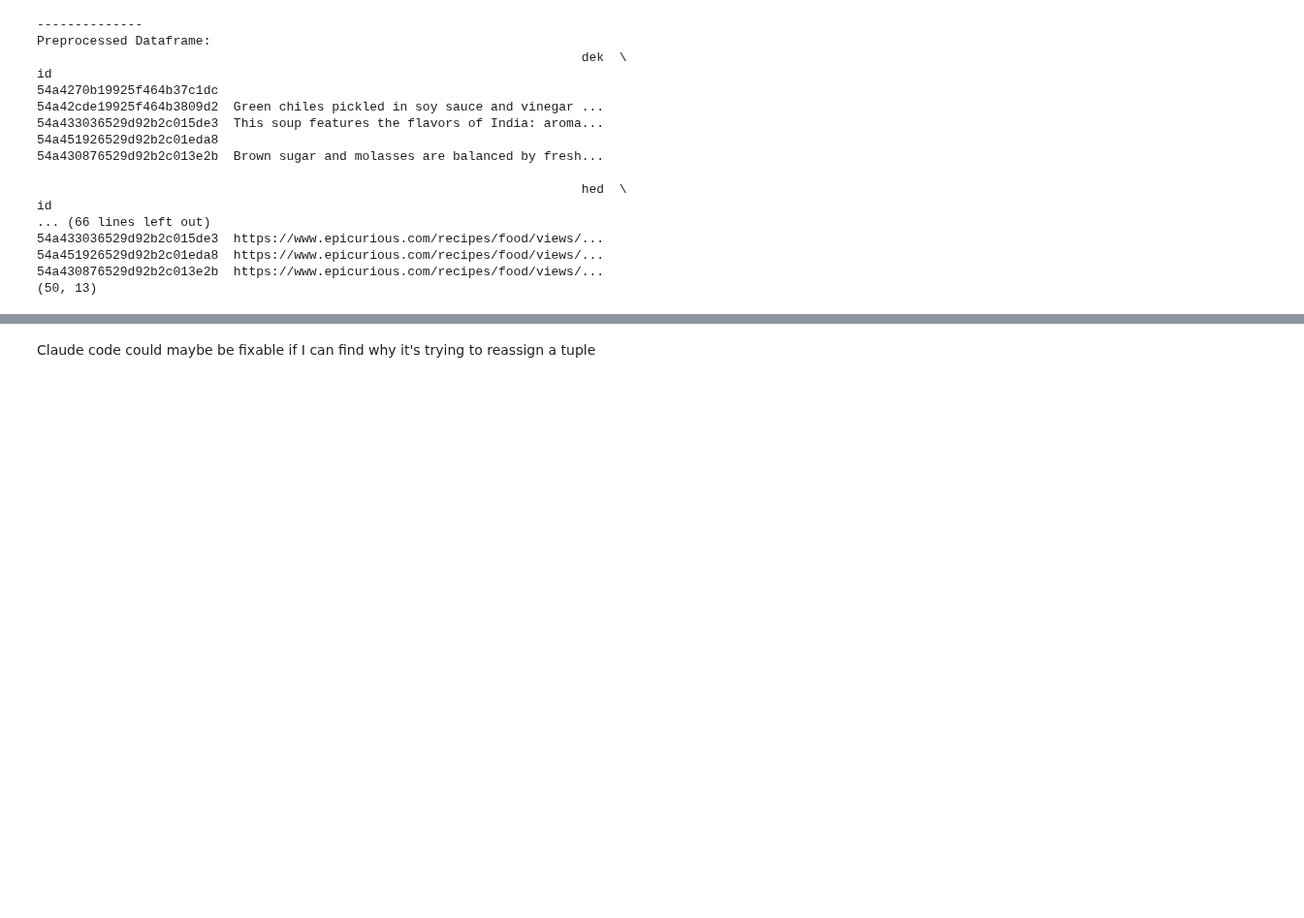
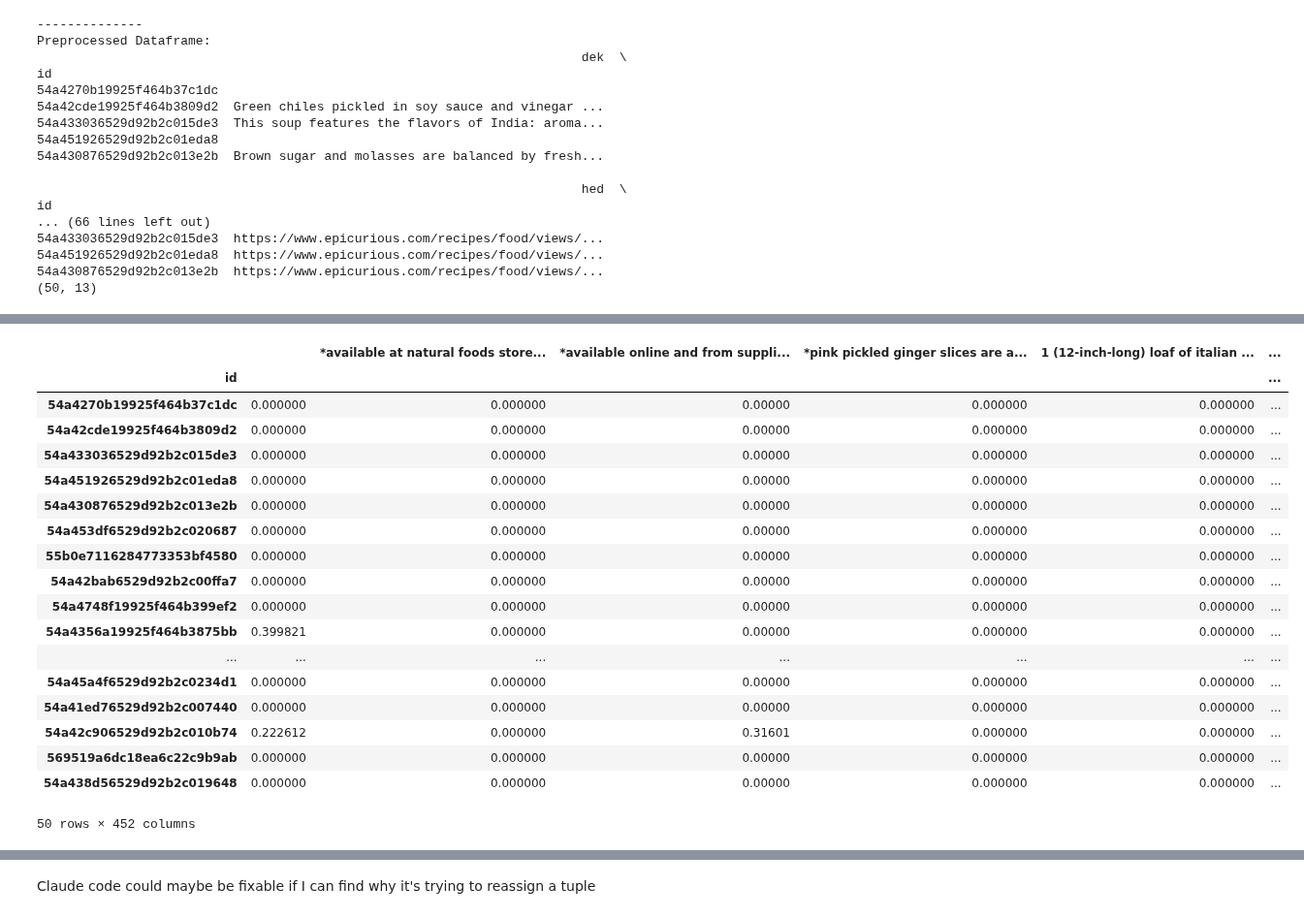
Before and after one commit to AaronWChen/MeaLeon, a Jupyter notebook: nbs/12_sklearn_speedup.ipynb, the cells around one changed output, grey strips where cells are left out. Shown at 97% size. Saved outputs shown, nothing was run; the diff lists cells and outputs as text; code cells hidden in the pictures; blank space fills up the shorter version.

```diff
--- a/nbs/12_sklearn_speedup.ipynb
+++ b/nbs/12_sklearn_speedup.ipynb
@@ -482,7 +484,7 @@ def stanza_analyzer_no_lemma(stanza_pipeline, minNgramLength, maxNgramLength):
 
 
             # Time O(n)
-            preproc = stanza_pipeline(lowered)
+            # preproc = stanza_pipeline(lowered)
 
             # print("Stanza processing end/lemmatizing start: " + str(datetime.now()))
 
@@ -796,9 +780,9 @@ sklearn_transformer_params = {
     'analyzer': stanza_analyzer_no_lemma(
         stanza_pipeline=nlp,
         minNgramLength=1,
-        maxNgramLength=1
+        maxNgramLength=4
         ),
-    'min_df':3,
+    'min_df':1,
     'binary':False
 }
 
@@ -842,0 +825,22 @@ fit_transform end: 2024-03-04 22:29:53.934279
+# %%
+transformed_recipe
+# %% [output]
+|  |  | *available at natural foods store... | *available online and from suppli... | *pink pickled ginger slices are a... | 1 (12-inch-long) loaf of italian ... | ... |
+| id |  |  |  |  |  | ... |
+| 54a4270b19925f464b37c1dc | 0.000000 | 0.000000 | 0.00000 | 0.000000 | 0.000000 | ... |
+| 54a42cde19925f464b3809d2 | 0.000000 | 0.000000 | 0.00000 | 0.000000 | 0.000000 | ... |
+| 54a433036529d92b2c015de3 | 0.000000 | 0.000000 | 0.00000 | 0.000000 | 0.000000 | ... |
+| 54a451926529d92b2c01eda8 | 0.000000 | 0.000000 | 0.00000 | 0.000000 | 0.000000 | ... |
+| 54a430876529d92b2c013e2b | 0.000000 | 0.000000 | 0.00000 | 0.000000 | 0.000000 | ... |
+| 54a453df6529d92b2c020687 | 0.000000 | 0.000000 | 0.00000 | 0.000000 | 0.000000 | ... |
+| 55b0e7116284773353bf4580 | 0.000000 | 0.000000 | 0.00000 | 0.000000 | 0.000000 | ... |
+| 54a42bab6529d92b2c00ffa7 | 0.000000 | 0.000000 | 0.00000 | 0.000000 | 0.000000 | ... |
+| 54a4748f19925f464b399ef2 | 0.000000 | 0.000000 | 0.00000 | 0.000000 | 0.000000 | ... |
+| 54a4356a19925f464b3875bb | 0.399821 | 0.000000 | 0.00000 | 0.000000 | 0.000000 | ... |
+| ... | ... | ... | ... | ... | ... | ... |
+| 54a45a4f6529d92b2c0234d1 | 0.000000 | 0.000000 | 0.00000 | 0.000000 | 0.000000 | ... |
+| 54a41ed76529d92b2c007440 | 0.000000 | 0.000000 | 0.00000 | 0.000000 | 0.000000 | ... |
+| 54a42c906529d92b2c010b74 | 0.222612 | 0.000000 | 0.31601 | 0.000000 | 0.000000 | ... |
+| 569519a6dc18ea6c22c9b9ab | 0.000000 | 0.000000 | 0.00000 | 0.000000 | 0.000000 | ... |
+| 54a438d56529d92b2c019648 | 0.000000 | 0.000000 | 0.00000 | 0.000000 | 0.000000 | ... |
+50 rows × 452 columns
```
Also changed, not shown: parts of 48 cells of this notebook, 2 other files.
